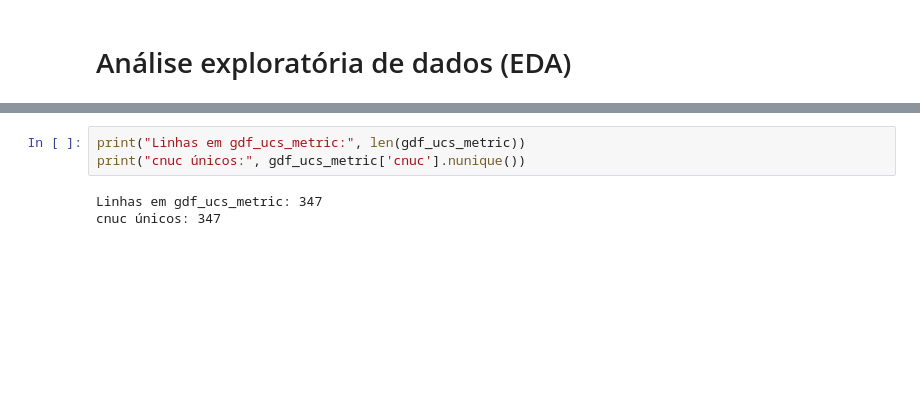
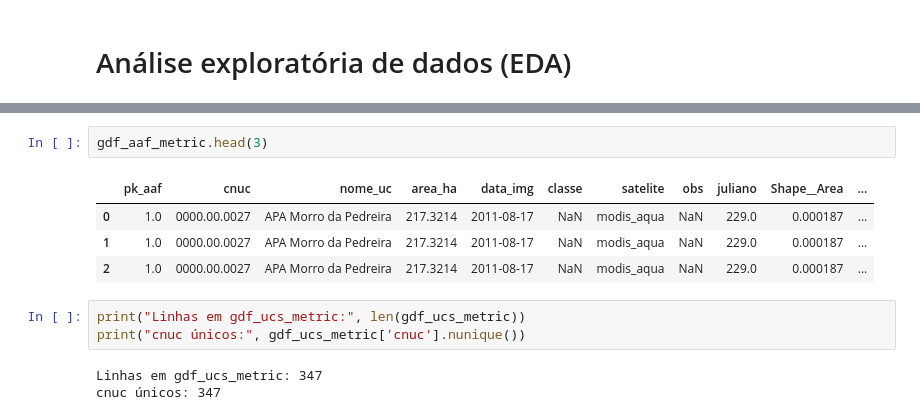
Before and after one commit to AndersonAlvesCoelho/pyroregions-classification, a Jupyter notebook: pyroregions_ucs.ipynb, the cells around one changed output, grey strips where cells are left out. Drawn from its saved outputs; the diff is of its cells as text; blank space fills up the shorter version.

```diff
--- a/pyroregions_ucs.ipynb
+++ b/pyroregions_ucs.ipynb
@@ -716,5 +570,12 @@ AAF (eventos únicos): (31933, 41)
 INPE: (2565532, 13)
 UCs: (347, 22)
+# %%
+gdf_aaf_metric.head(3)
+# %% [output]
+|  | pk_aaf | cnuc | nome_uc | area_ha | data_img | classe | satelite | obs | juliano | Shape__Area | ... |
+| 0 | 1.0 | 0000.00.0027 | APA Morro da Pedreira | 217.3214 | 2011-08-17 | NaN | modis_aqua | NaN | 229.0 | 0.000187 | ... |
+| 1 | 1.0 | 0000.00.0027 | APA Morro da Pedreira | 217.3214 | 2011-08-17 | NaN | modis_aqua | NaN | 229.0 | 0.000187 | ... |
+| 2 | 1.0 | 0000.00.0027 | APA Morro da Pedreira | 217.3214 | 2011-08-17 | NaN | modis_aqua | NaN | 229.0 | 0.000187 | ... |
 # %%
 print("Linhas em gdf_ucs_metric:", len(gdf_ucs_metric))
 print("cnuc únicos:", gdf_ucs_metric['cnuc'].nunique())
```
Also changed, not shown: parts of 65 cells of this notebook.
